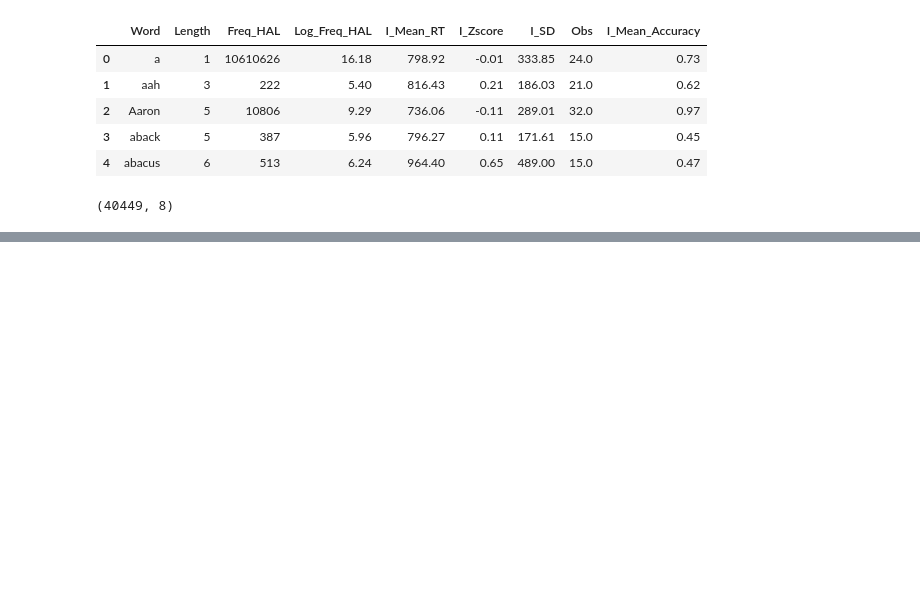
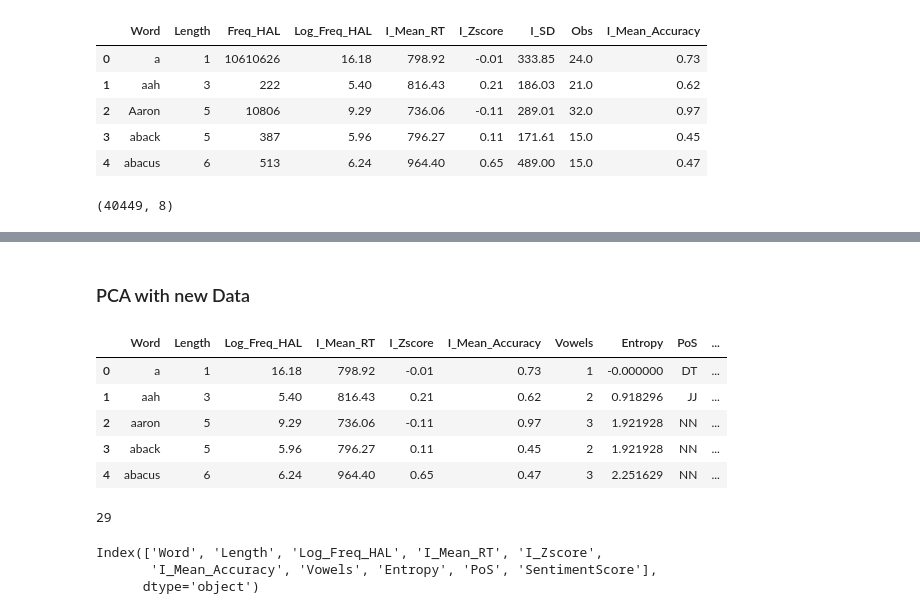
Before and after one commit to e7song/COGS118B_WI24_Final_Project, a Jupyter notebook: DimensionalityReductionEDA.ipynb, the cells around one changed output, grey strips where cells are left out. Drawn from its saved outputs; the diff is of its cells as text; code cells hidden in the pictures; blank space fills up the shorter version.

```diff
--- a/DimensionalityReductionEDA.ipynb
+++ b/DimensionalityReductionEDA.ipynb
@@ -245,0 +246,23 @@ sns.scatterplot(x = reduced_data.columns[0],
+# %% [markdown]
+### PCA with new Data
+# %%
+updated_df = pd.read_csv('data/NewWordDifficulty.csv')
+# %%
+updated_df.head()
+# %% [output]
+|  | Word | Length | Log_Freq_HAL | I_Mean_RT | I_Zscore | I_Mean_Accuracy | Vowels | Entropy | PoS | ... |
+| 0 | a | 1 | 16.18 | 798.92 | -0.01 | 0.73 | 1 | -0.000000 | DT | ... |
+| 1 | aah | 3 | 5.40 | 816.43 | 0.21 | 0.62 | 2 | 0.918296 | JJ | ... |
+| 2 | aaron | 5 | 9.29 | 736.06 | -0.11 | 0.97 | 3 | 1.921928 | NN | ... |
+| 3 | aback | 5 | 5.96 | 796.27 | 0.11 | 0.45 | 2 | 1.921928 | NN | ... |
+| 4 | abacus | 6 | 6.24 | 964.40 | 0.65 | 0.47 | 3 | 2.251629 | NN | ... |
+# %%
+len(updated_df['PoS'].value_counts())
+# %% [output]
+29
+# %%
+updated_df.columns
+# %% [output]
+Index(['Word', 'Length', 'Log_Freq_HAL', 'I_Mean_RT', 'I_Zscore',
+       'I_Mean_Accuracy', 'Vowels', 'Entropy', 'PoS', 'SentimentScore'],
+      dtype='object')
```
Also changed, not shown: parts of 15 cells of this notebook.
